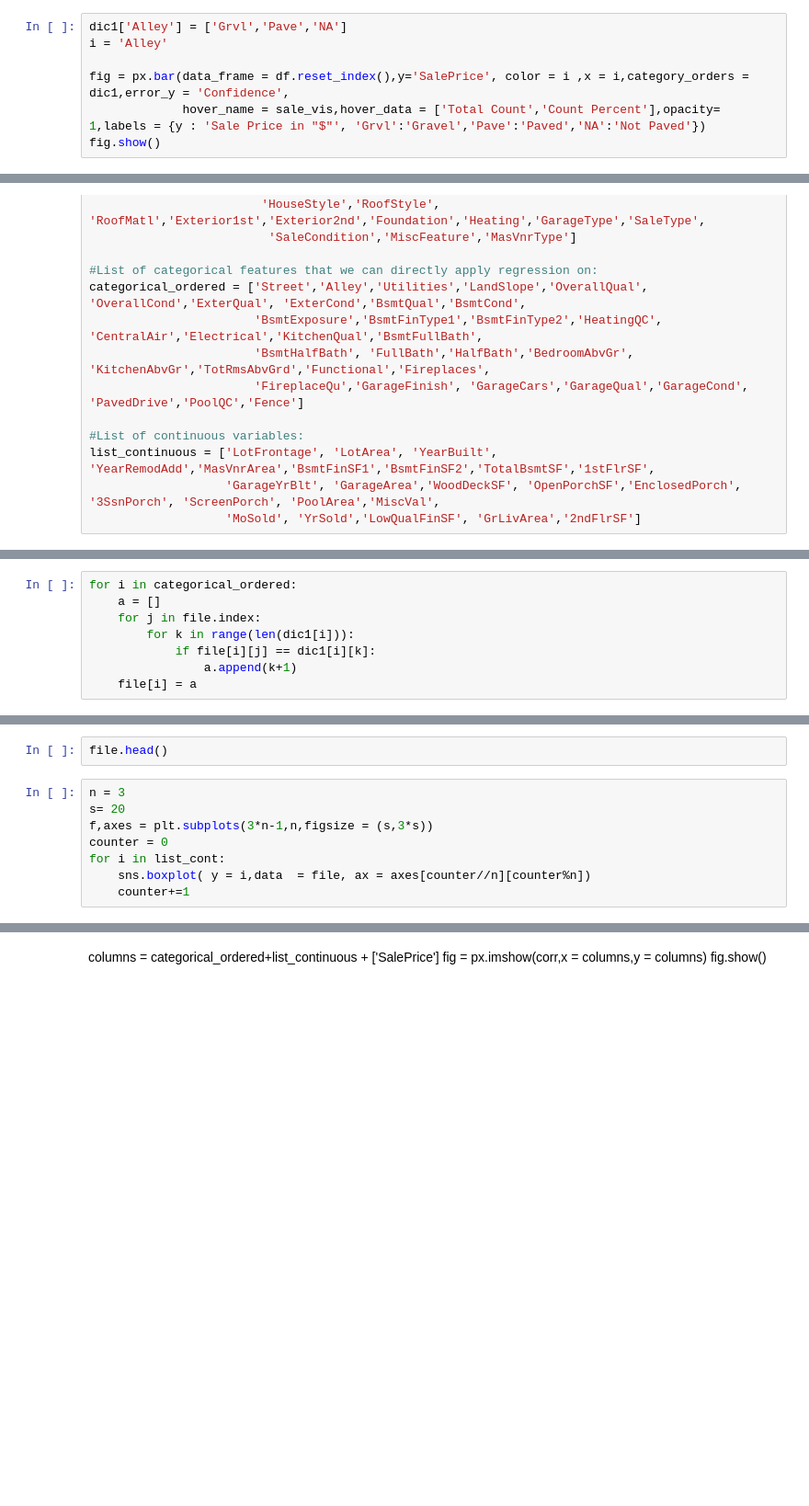
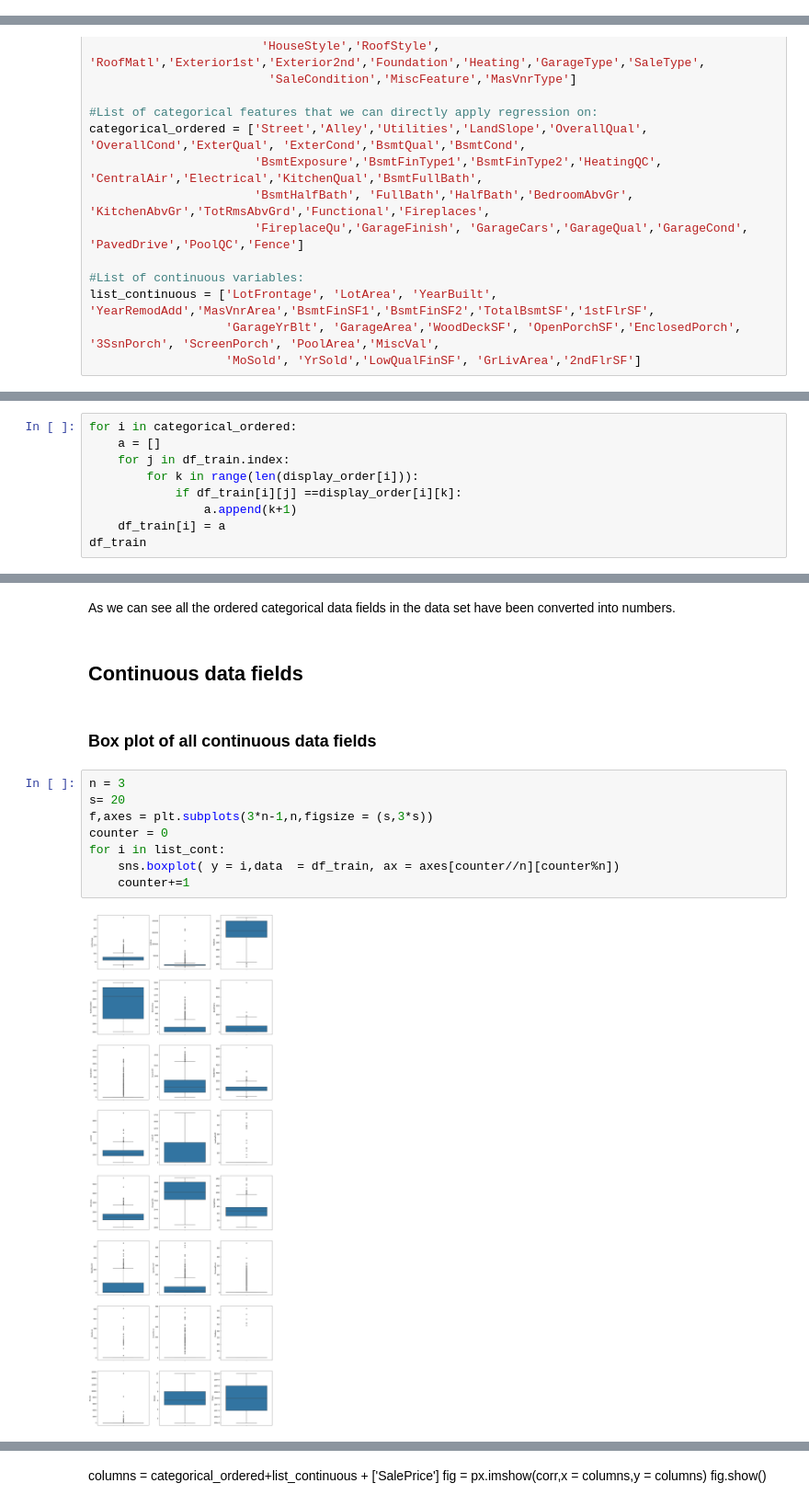
Before and after one commit to sidhantagar/Kaggle-House-Prices, a Jupyter notebook: house-prices.ipynb, the cells around one changed output, grey strips where cells are left out. Shown at 92% size. Saved outputs shown, nothing was run; the diff lists cells and outputs as text; blank space fills up the shorter version.

```diff
--- a/house-prices.ipynb
+++ b/house-prices.ipynb
@@ -288,10 +309,3 @@ df
-# %%
-dic1['Alley'] = ['Grvl','Pave','NA']
-i = 'Alley'
-
-fig = px.bar(data_frame = df.reset_index(),y='SalePrice', color = i ,x = i,category_orders = dic1,error_y = 'Confidence',
-             hover_name = sale_vis,hover_data = ['Total Count','Count Percent'],opacity= 1,labels = {y : 'Sale Price in "$"', 'Grvl':'Gravel','Pave':'Paved','NA':'Not Paved'})
-fig.show()
 # %%
 #List of features on which to apply one hot encoding before applying regression:
 list_pure_categorical = ['MSSubClass','MSZoning','LotShape','LandContour', 'LotConfig', 'Neighborhood','Condition1', 'Condition2', 'BldgType',
@@ -313,8 +333,9 @@ file.head()
 # %%
 for i in categorical_ordered:
     a = []
-    for j in file.index:
-        for k in range(len(dic1[i])):
-            if file[i][j] == dic1[i][k]:
+    for j in df_train.index:
+        for k in range(len(display_order[i])):
+            if df_train[i][j] ==display_order[i][k]:
                 a.append(k+1)
-    file[i] = a
+    df_train[i] = a
+df_train
@@ -321,10 +356,16 @@ for i in categorical_ordered:
-# %%
-file.head()
+# %% [markdown]
+As we can see all the ordered categorical data fields in the data set have been converted into numbers.
+# %% [markdown]
+## Continuous data fields
+# %% [markdown]
+### Box plot of all continuous data fields
 # %%
 n = 3
 s= 20
 f,axes = plt.subplots(3*n-1,n,figsize = (s,3*s))
 counter = 0
 for i in list_cont:
-    sns.boxplot( y = i,data  = file, ax = axes[counter//n][counter%n])
+    sns.boxplot( y = i,data  = df_train, ax = axes[counter//n][counter%n])
     counter+=1
+# %% [output]
+[figure, added]
```
Also changed, not shown: parts of 81 cells of this notebook.
